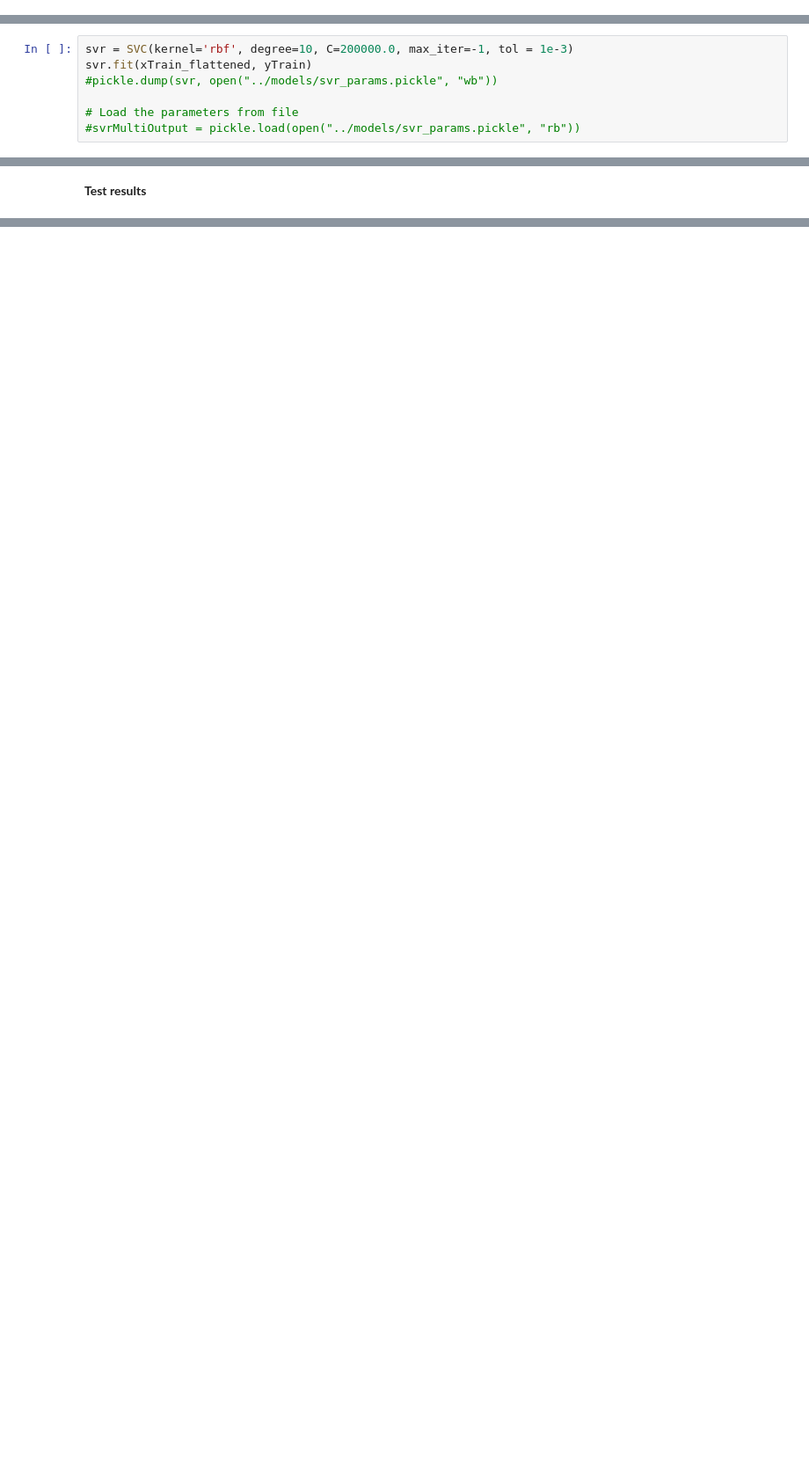
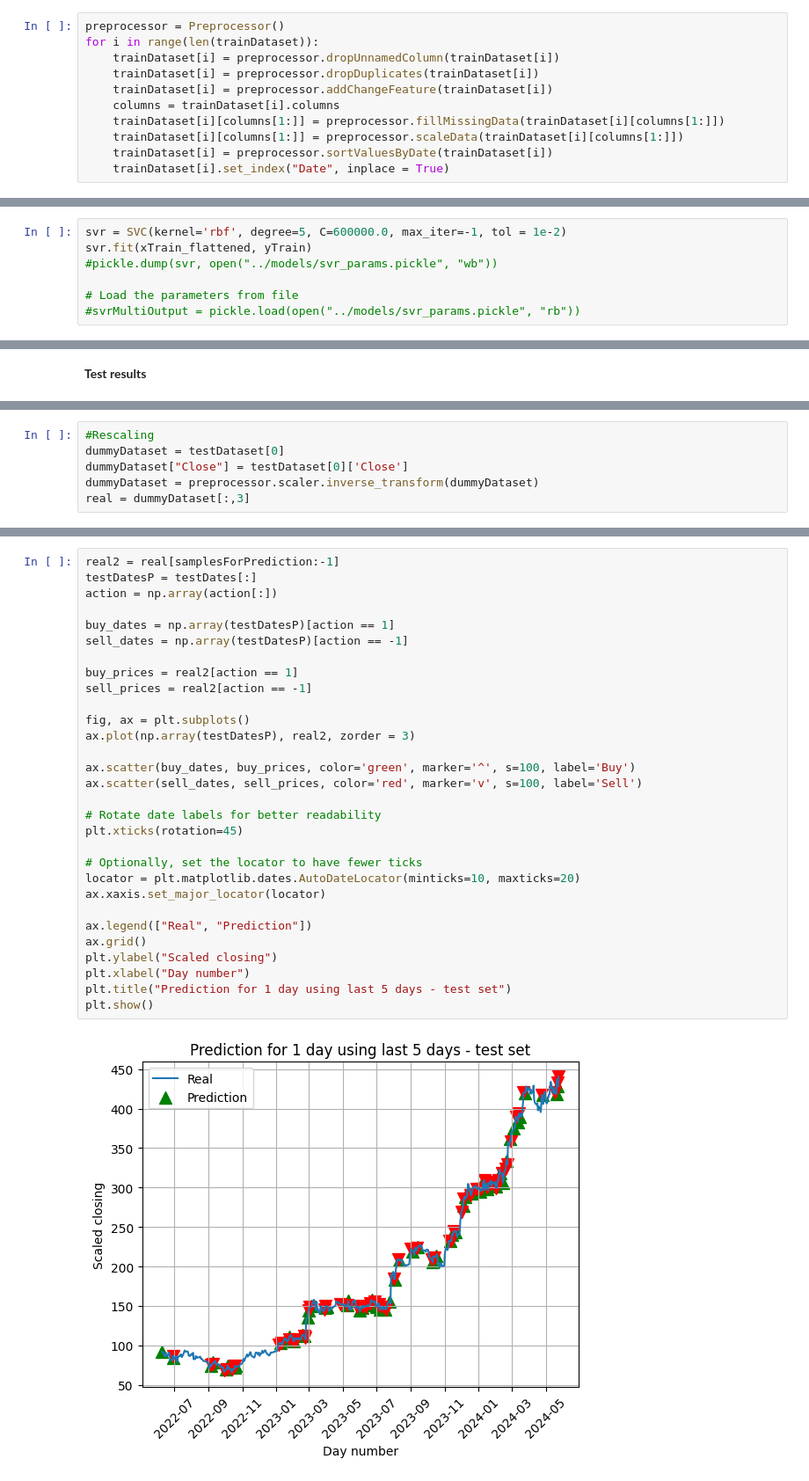
Before and after one commit to mich-kacz/Stock_prediction, a Jupyter notebook: notebooks/svrr_trend.ipynb, the cells around one changed output, grey strips where cells are left out. Shown at 88% size. Drawn from its saved outputs; the diff is of its cells as text; blank space fills up the shorter version.

```diff
--- a/notebooks/svrr_trend.ipynb
+++ b/notebooks/svrr_trend.ipynb
@@ -49,0 +77,11 @@ train
+# %%
+preprocessor = Preprocessor()
+for i in range(len(trainDataset)):
+    trainDataset[i] = preprocessor.dropUnnamedColumn(trainDataset[i])
+    trainDataset[i] = preprocessor.dropDuplicates(trainDataset[i])
+    trainDataset[i] = preprocessor.addChangeFeature(trainDataset[i])
+    columns = trainDataset[i].columns
+    trainDataset[i][columns[1:]] = preprocessor.fillMissingData(trainDataset[i][columns[1:]])
+    trainDataset[i][columns[1:]] = preprocessor.scaleData(trainDataset[i][columns[1:]])
+    trainDataset[i] = preprocessor.sortValuesByDate(trainDataset[i])
+    trainDataset[i].set_index("Date", inplace = True)
@@ -137,7 +198,7 @@ xValidation_flattened = xValidation.reshape(num_samples, num_days * num_features
 num_samples, num_days, num_features = xTest.shape
 xTest_flattened = xTest.reshape(num_samples, num_days * num_features)
 # %%
-svr = SVC(kernel='rbf', degree=10, C=200000.0, max_iter=-1, tol = 1e-3)
+svr = SVC(kernel='rbf', degree=5, C=600000.0, max_iter=-1, tol = 1e-2)
 svr.fit(xTrain_flattened, yTrain)
 #pickle.dump(svr, open("../models/svr_params.pickle", "wb"))
 
@@ -219,0 +246,6 @@ plt.show()
+# %%
+#Rescaling
+dummyDataset = testDataset[0]
+dummyDataset["Close"] = testDataset[0]['Close']
+dummyDataset = preprocessor.scaler.inverse_transform(dummyDataset)
+real = dummyDataset[:,3]
@@ -219,0 +281,32 @@ plt.show()
+# %%
+real2 = real[samplesForPrediction:-1]
+testDatesP = testDates[:]
+action = np.array(action[:])
+
+buy_dates = np.array(testDatesP)[action == 1]
+sell_dates = np.array(testDatesP)[action == -1]
+
+buy_prices = real2[action == 1]
+sell_prices = real2[action == -1]
+
+fig, ax = plt.subplots()
+ax.plot(np.array(testDatesP), real2, zorder = 3)
+
+ax.scatter(buy_dates, buy_prices, color='green', marker='^', s=100, label='Buy')
+ax.scatter(sell_dates, sell_prices, color='red', marker='v', s=100, label='Sell')
+
+# Rotate date labels for better readability
+plt.xticks(rotation=45)
+
+# Optionally, set the locator to have fewer ticks
+locator = plt.matplotlib.dates.AutoDateLocator(minticks=10, maxticks=20)
+ax.xaxis.set_major_locator(locator)
+
+ax.legend(["Real", "Prediction"])
+ax.grid()
+plt.ylabel("Scaled closing")
+plt.xlabel("Day number")
+plt.title("Prediction for 1 day using last 5 days - test set")
+plt.show()
+# %% [output]
+[figure, added]
```
Also changed, not shown: parts of 18 cells of this notebook, 5 other files.
